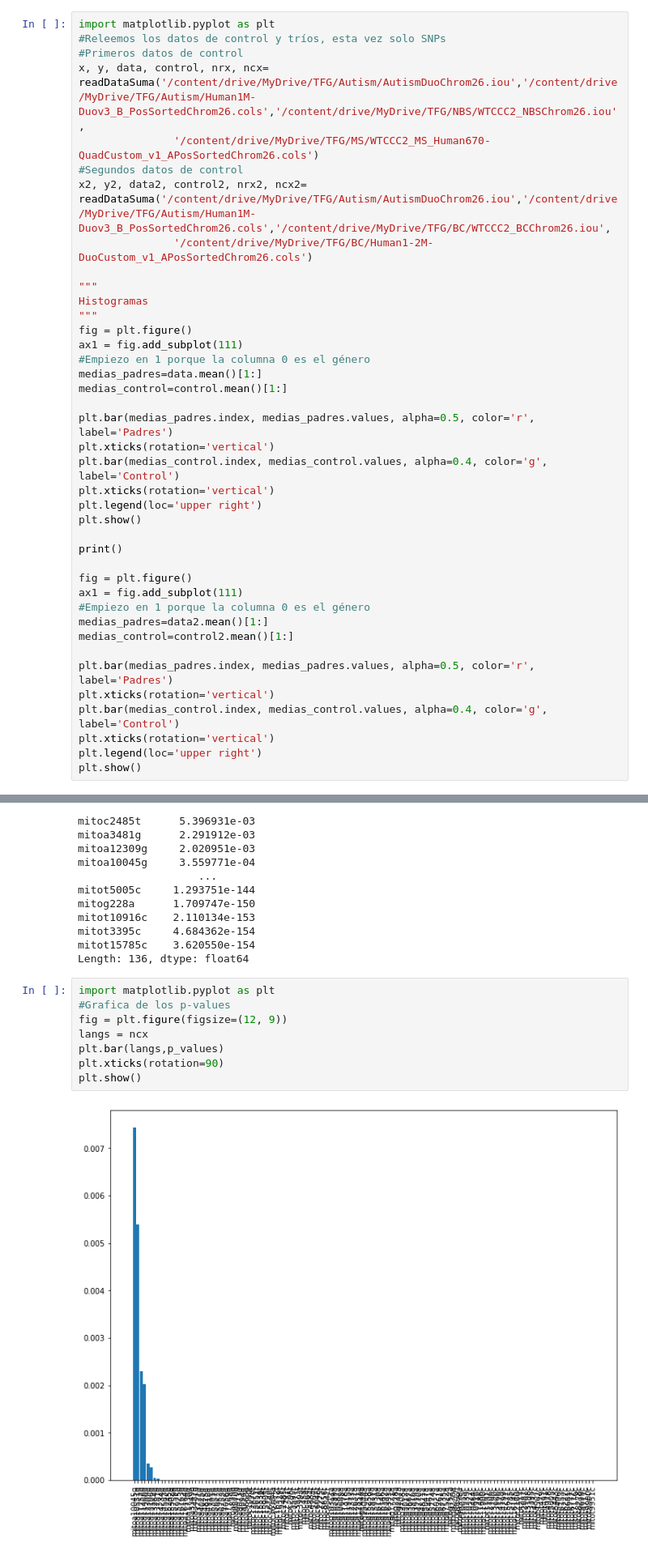
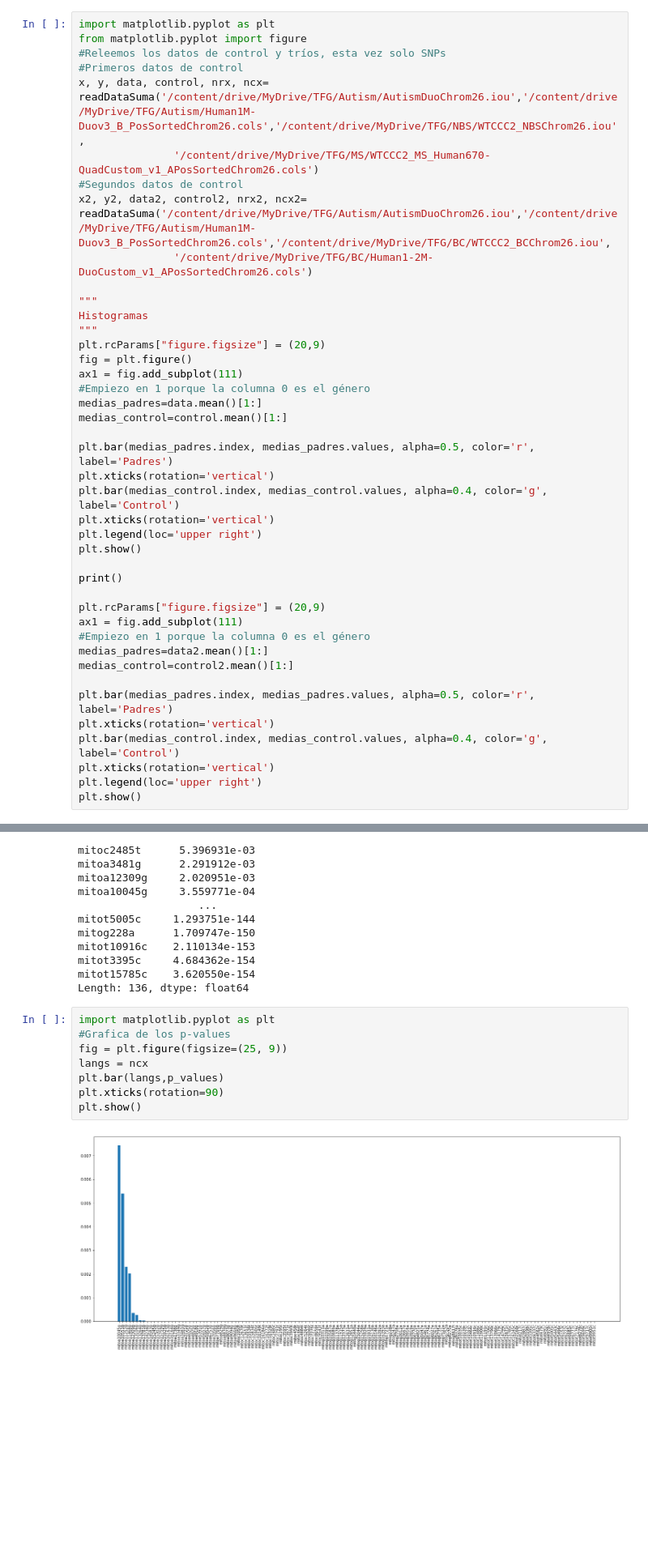
Before and after one commit to victory06/TFG, a Jupyter notebook: Second.ipynb, the cells around one changed output, grey strips where cells are left out. Shown at 81% size. Saved outputs shown, nothing was run; the diff lists cells and outputs as text; blank space fills up the shorter version.

```diff
--- a/Second.ipynb
+++ b/Second.ipynb
@@ -2141,6 +2141,7 @@ def readDataSuma(path_data, path_names, path_control, path_col_control):
   return x_df, y_df, data, control, names_row, names_column
 # %%
 import matplotlib.pyplot as plt
+from matplotlib.pyplot import figure
 #Releemos los datos de control y tríos, esta vez solo SNPs
 #Primeros datos de control
 x, y, data, control, nrx, ncx= readDataSuma('/content/drive/MyDrive/TFG/Autism/AutismDuoChrom26.iou','/content/drive/MyDrive/TFG/Autism/Human1M-Duov3_B_PosSortedChrom26.cols','/content/drive/MyDrive/TFG/NBS/WTCCC2_NBSChrom26.iou',
@@ -2152,6 +2153,7 @@ x2, y2, data2, control2, nrx2, ncx2= readDataSuma('/content/drive/MyDrive/TFG/Au
 """
 Histogramas
 """
+plt.rcParams["figure.figsize"] = (20,9)
 fig = plt.figure()
 ax1 = fig.add_subplot(111)
 #Empiezo en 1 porque la columna 0 es el género
@@ -2167,7 +2169,7 @@ plt.show()
 
 print()
 
-fig = plt.figure()
+plt.rcParams["figure.figsize"] = (20,9)
 ax1 = fig.add_subplot(111)
 #Empiezo en 1 porque la columna 0 es el género
 medias_padres=data2.mean()[1:]
@@ -2222,13 +2224,13 @@ Length: 136, dtype: float64
 # %%
 import matplotlib.pyplot as plt
 #Grafica de los p-values
-fig = plt.figure(figsize=(12, 9))
+fig = plt.figure(figsize=(25, 9))
 langs = ncx
 plt.bar(langs,p_values)
 plt.xticks(rotation=90)
 plt.show()
 # %% [output]
-[figure, old version]
+[figure, new version]
 # %%
 THRESHOLD_P_VALUE = 0.05
 
```
Also changed, not shown: parts of 1 cell of this notebook.
